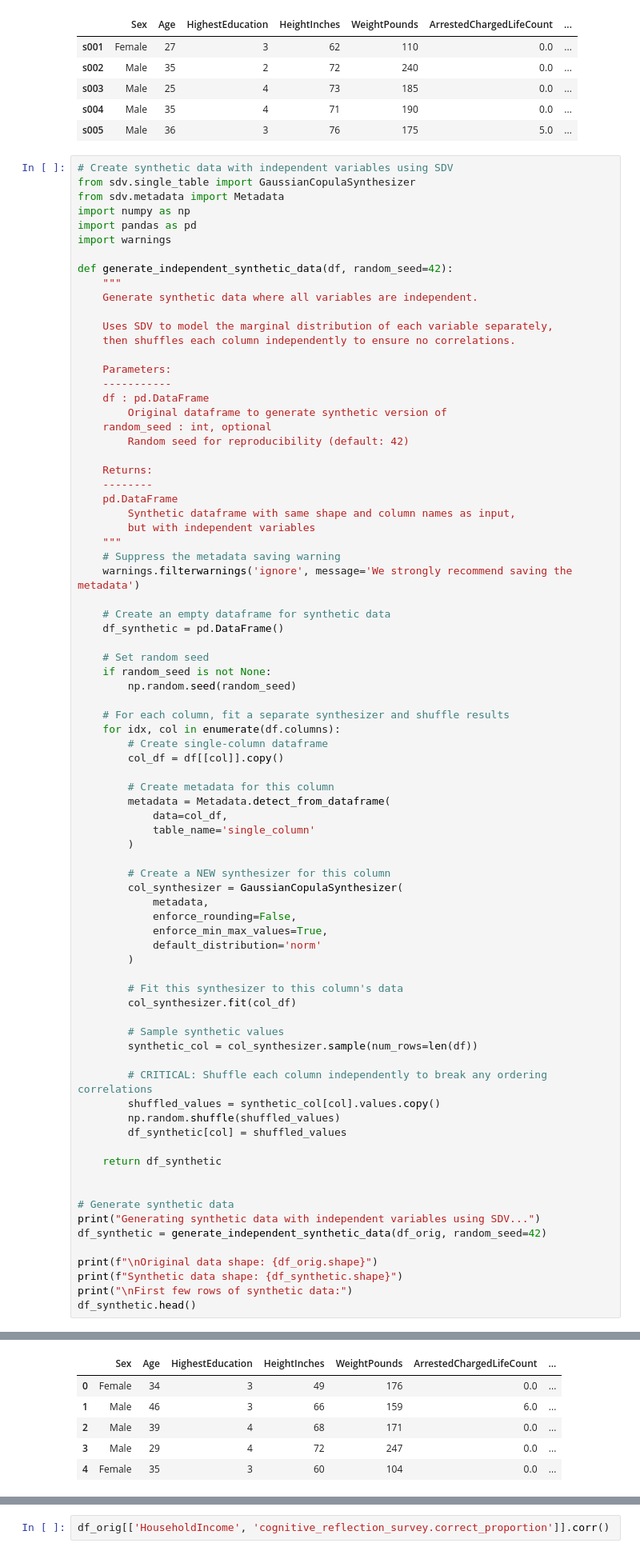
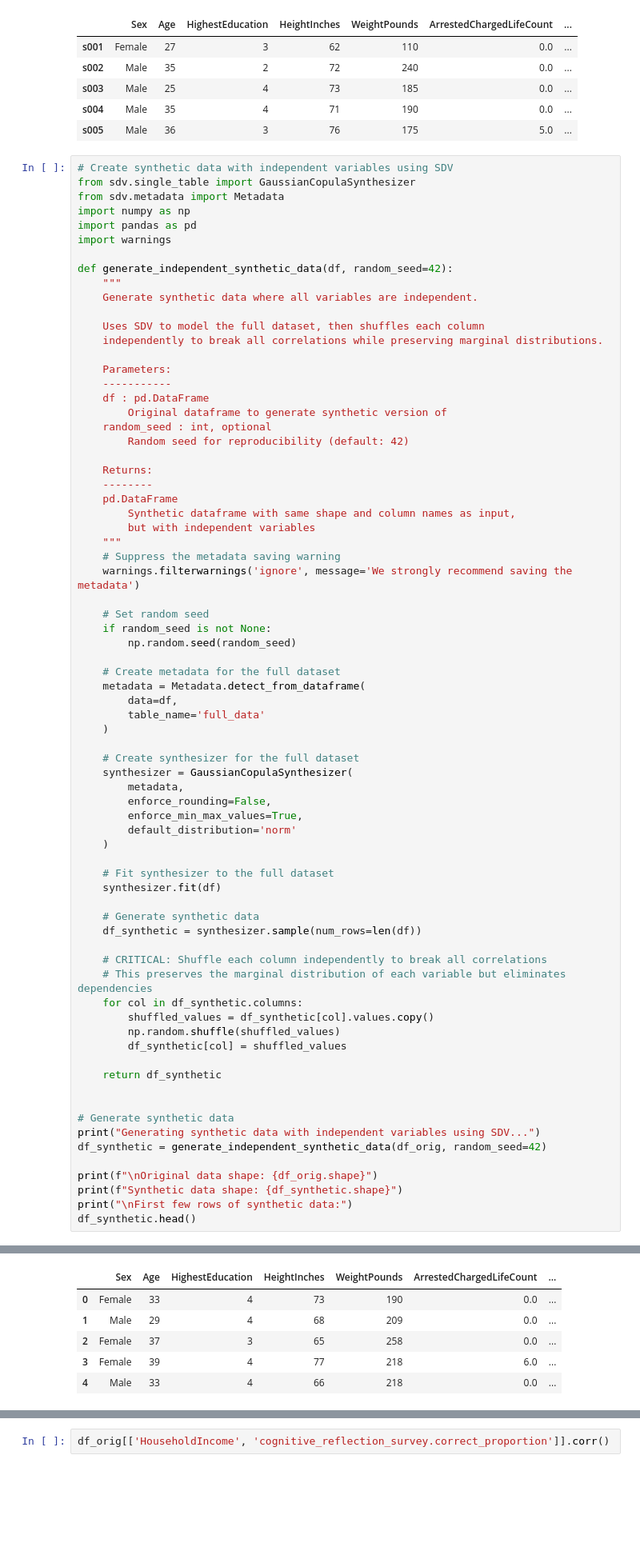
Before and after one commit to BetterCodeBetterScience/bettercode, a Jupyter notebook: notebooks/sdv_example.ipynb, the cells around one changed output, grey strips where cells are left out. Shown at 80% size. Saved outputs shown, nothing was run; the diff lists cells and outputs as text; blank space fills up the shorter version.

```diff
--- a/notebooks/sdv_example.ipynb
+++ b/notebooks/sdv_example.ipynb
@@ -53,8 +53,8 @@ def generate_independent_synthetic_data(df, random_seed=42):
     """
     Generate synthetic data where all variables are independent.
 
-    Uses SDV to model the marginal distribution of each variable separately,
-    then shuffles each column independently to ensure no correlations.
+    Uses SDV to model the full dataset, then shuffles each column
+    independently to break all correlations while preserving marginal distributions.
 
     Parameters:
     -----------
@@ -72,67 +72,61 @@ def generate_independent_synthetic_data(df, random_seed=42):
     # Suppress the metadata saving warning
     warnings.filterwarnings('ignore', message='We strongly recommend saving the metadata')
 
-    # Create an empty dataframe for synthetic data
-    df_synthetic = pd.DataFrame()
-
     # Set random seed
     if random_seed is not None:
         np.random.seed(random_seed)
 
-    # For each column, fit a separate synthesizer and shuffle results
-    for idx, col in enumerate(df.columns):
-        # Create single-column dataframe
-        col_df = df[[col]].copy()
+    # Create metadata for the full dataset
+    metadata = Metadata.detect_from_dataframe(
+        data=df,
+        table_name='full_data'
+    )
 
-        # Create metadata for this column
-        metadata = Metadata.detect_from_dataframe(
-            data=col_df,
-            table_name='single_column'
-        )
+    # Create synthesizer for the full dataset
+    synthesizer = GaussianCopulaSynthesizer(
+        metadata,
+        enforce_rounding=False,
+        enforce_min_max_values=True,
+        default_distribution='norm'
+    )
 
-        # Create a NEW synthesizer for this column
-        col_synthesizer = GaussianCopulaSynthesizer(
-            metadata,
-            enforce_rounding=False,
-            enforce_min_max_values=True,
-            default_distribution='norm'
-        )
+    # Fit synthesizer to the full dataset
+    synthesizer.fit(df)
 
-        # Fit this synthesizer to this column's data
-        col_synthesizer.fit(col_df)
+    # Generate synthetic data
+    df_synthetic = synthesizer.sample(num_rows=len(df))
 
-        # Sample synthetic values
-        synthetic_col = col_synthesizer.sample(num_rows=len(df))
-
-        # CRITICAL: Shuffle each column independently to break any ordering correlations
-        shuffled_values = synthetic_col[col].values.copy()
+    # CRITICAL: Shuffle each column independently to break all correlations
+    # This preserves the marginal distribution of each variable but eliminates dependencies
+    for col in df_synthetic.columns:
+        shuffled_values = df_synthetic[col].values.copy()
         np.random.shuffle(shuffled_values)
         df_synthetic[col] = shuffled_values
 
     return df_synthetic
 
 
 # Generate synthetic data
 print("Generating synthetic data with independent variables using SDV...")
 df_synthetic = generate_independent_synthetic_data(df_orig, random_seed=42)
 
 print(f"\nOriginal data shape: {df_orig.shape}")
 print(f"Synthetic data shape: {df_synthetic.shape}")
 print("\nFirst few rows of synthetic data:")
 df_synthetic.head()
 # %% [output]
 Generating synthetic data with independent variables using SDV...
 
 Original data shape: (522, 20)
 Synthetic data shape: (522, 20)
 
 First few rows of synthetic data:
 |  | Sex | Age | HighestEducation | HeightInches | WeightPounds | ArrestedChargedLifeCount | ... |
-| 0 | Female | 34 | 3 | 49 | 176 | 0.0 | ... |
-| 1 | Male | 46 | 3 | 66 | 159 | 6.0 | ... |
-| 2 | Male | 39 | 4 | 68 | 171 | 0.0 | ... |
-| 3 | Male | 29 | 4 | 72 | 247 | 0.0 | ... |
-| 4 | Female | 35 | 3 | 60 | 104 | 0.0 | ... |
+| 0 | Female | 33 | 4 | 73 | 190 | 0.0 | ... |
+| 1 | Male | 29 | 4 | 68 | 209 | 0.0 | ... |
+| 2 | Female | 37 | 3 | 65 | 258 | 0.0 | ... |
+| 3 | Female | 39 | 4 | 77 | 218 | 6.0 | ... |
+| 4 | Male | 33 | 4 | 66 | 218 | 0.0 | ... |
 # %%
 # Compare distributions and correlations between original and synthetic data
 import matplotlib.pyplot as plt
```
Also changed, not shown: parts of 2 cells of this notebook.
